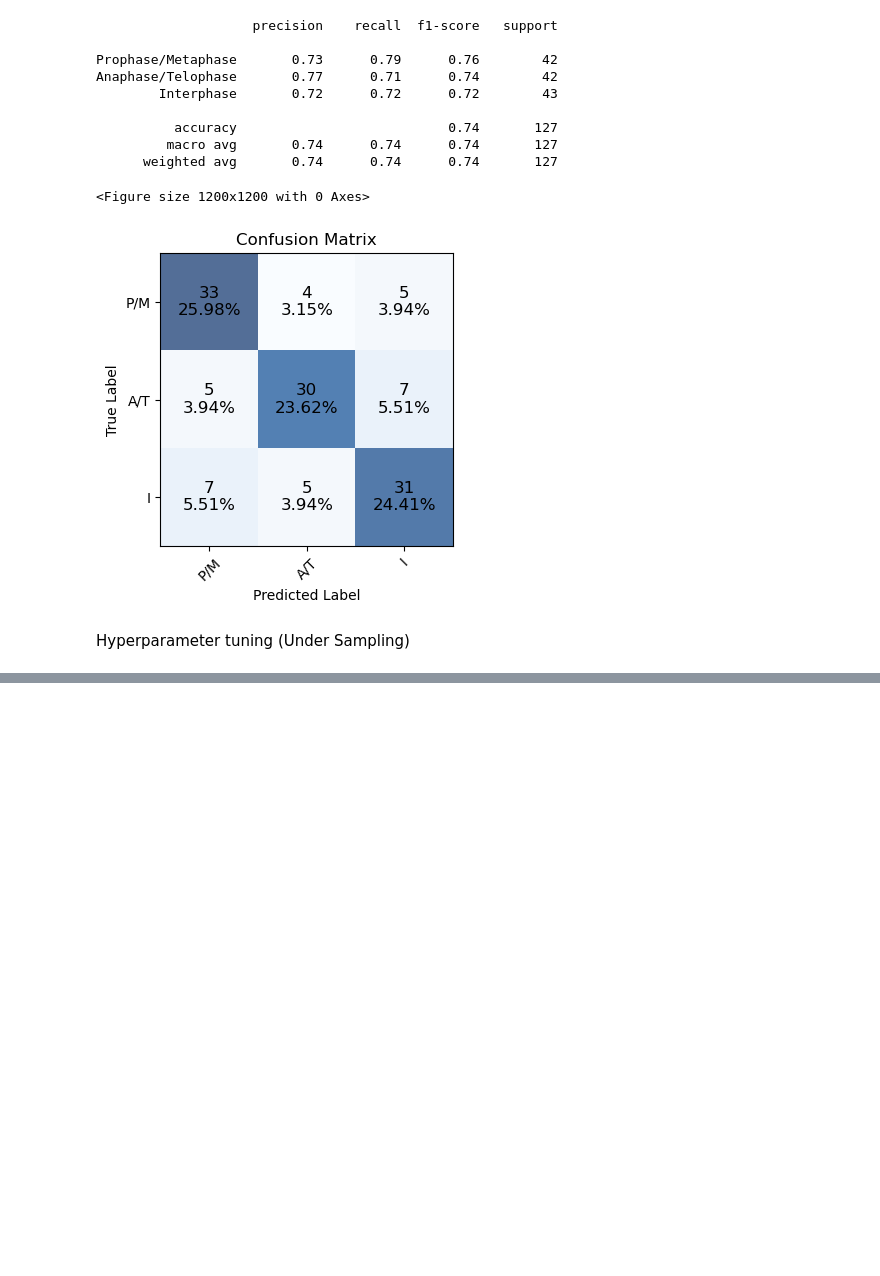
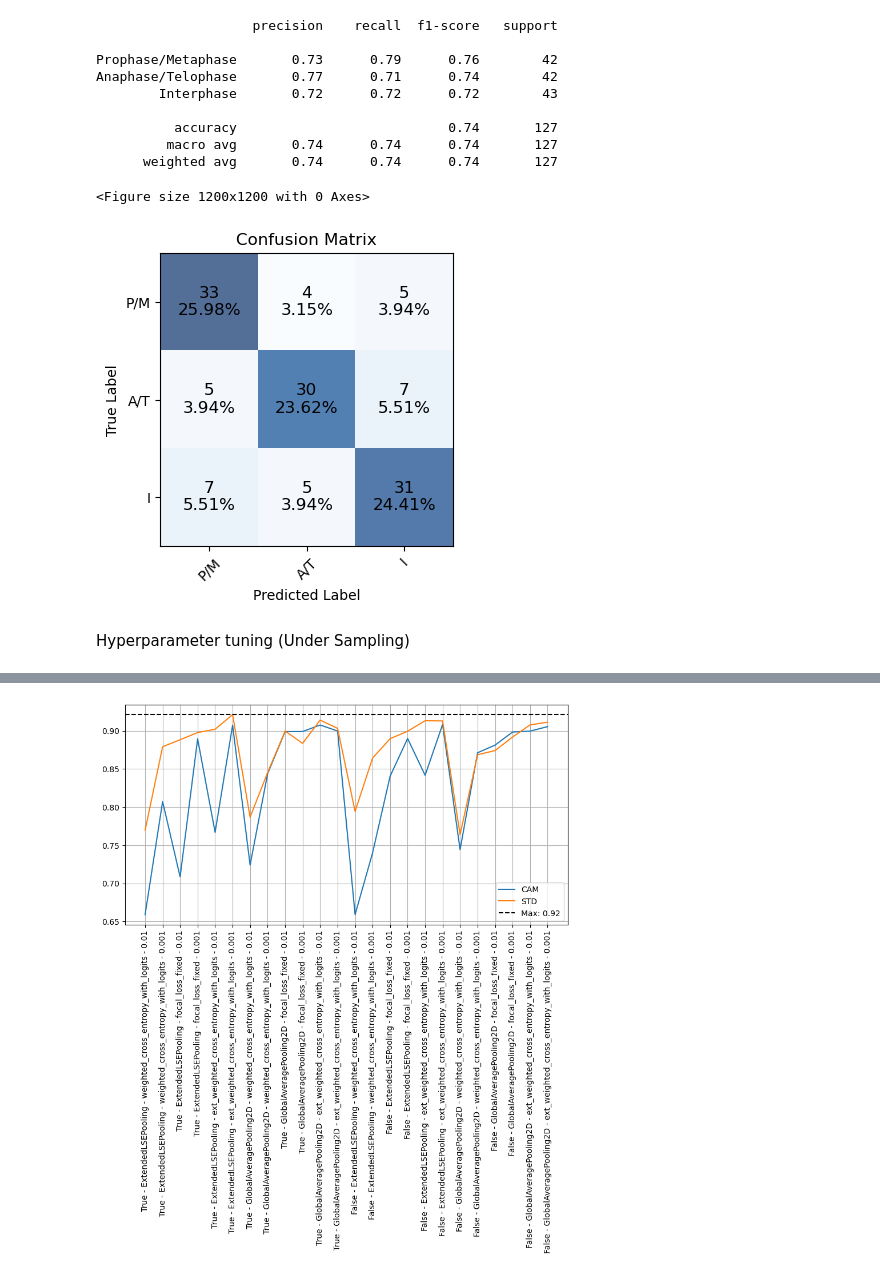
Before and after one commit to ignacio-ms/PyMorph, a Jupyter notebook: notebooks/5.2-cellular_division_preprocessing.ipynb, the cells around one changed output, grey strips where cells are left out. Drawn from its saved outputs; the diff is of its cells as text; code cells hidden in the pictures; blank space fills up the shorter version.

Commit message:
Cell Division Hypertune

```diff
--- a/notebooks/5.2-cellular_division_preprocessing.ipynb
+++ b/notebooks/5.2-cellular_division_preprocessing.ipynb
@@ -362,7 +374,7 @@ for top in param_grid['top']:
                     clear_session()
                     bar.update()
 
-with open(v.data_path + '../cell_division/results/results_under.json', 'w') as f:
+with open('../cell_division/results/results_under.json', 'w') as f:
     json.dump(results, f)
 
 bar.end()
@@ -371,0 +400,37 @@ Epoch 1/100
+# %%
+import matplotlib.pyplot as plt
+
+
+plt.figure(figsize=(10, 5))
+
+max_auc = 0
+try:
+    with open('../cell_division/results/results_under.json', 'r') as f:
+        results = json.load(f)
+
+        for top in param_grid['top']:
+            val_aucs = [
+                max(val['val_auc'])
+                for k, val in results.items()
+                if val is not None and k.split('\'')[1] == top
+            ]
+            max_auc = max(max_auc, max(val_aucs))
+            plt.plot(val_aucs, label=top)
+except:
+    pass
+
+plt.axhline(max_auc, color='black', linestyle='--', label=f'Max: {max_auc:.2f}')
+
+x_ticks = []
+for fine_tune in param_grid['fine_tune']:
+    for pooling in param_grid['pooling']:
+        for loss in param_grid['loss']:
+            for lr in param_grid['lr']:
+                x_ticks.append(f'{fine_tune} - {pooling.__name__} - {loss.__name__} - {lr}')
+
+plt.xticks(range(len(x_ticks)), x_ticks, rotation=90)
+plt.legend()
+plt.grid()
+plt.show()
+# %% [output]
+[figure, added]
```
Also changed, not shown: parts of 8 cells of this notebook, 9 other files.
